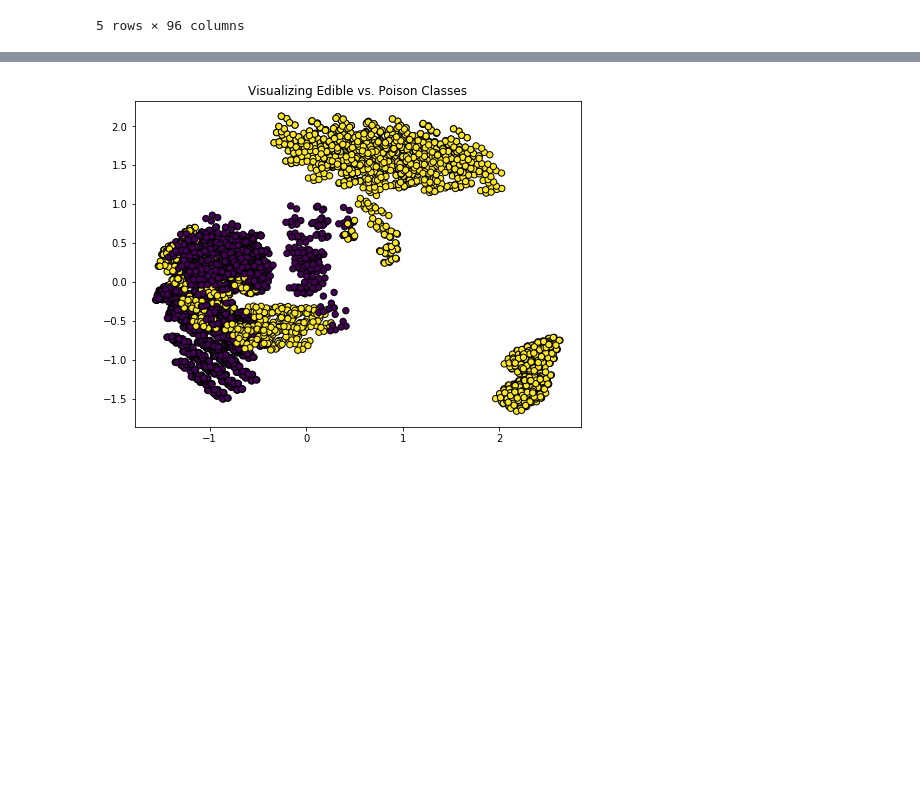
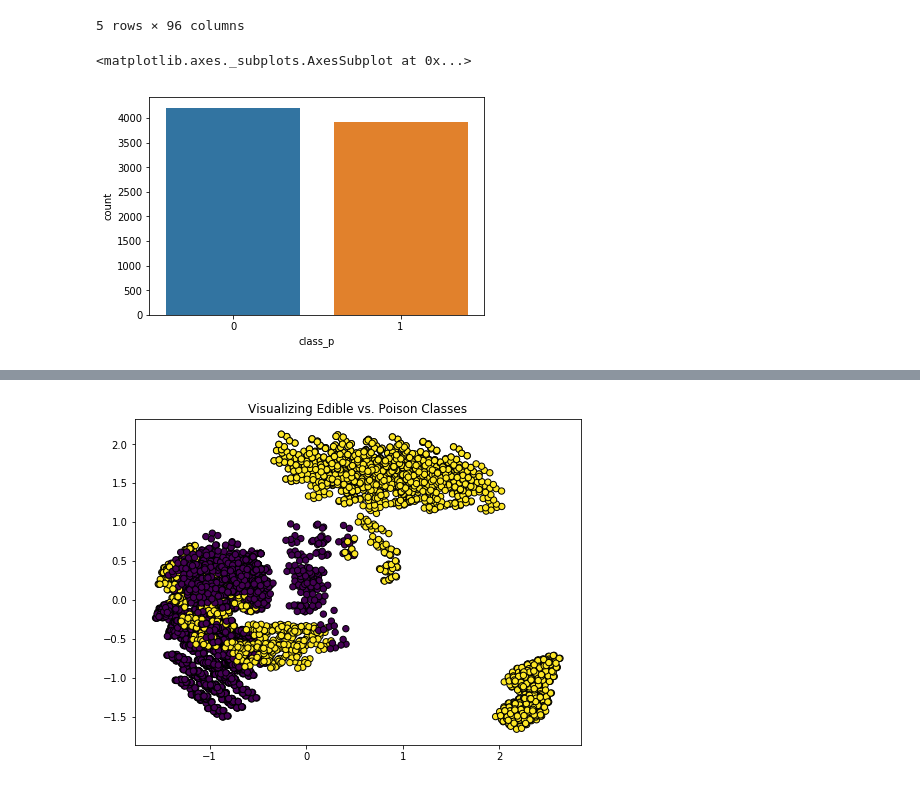
Before and after one commit to BrendanMoore42/ProjectTemp, a Jupyter notebook: MushroomClass/mushroom_kern1.ipynb, the cells around one changed output, grey strips where cells are left out. Drawn from its saved outputs; the diff is of its cells as text; code cells hidden in the pictures; blank space fills up the shorter version.

```diff
--- a/MushroomClass/mushroom_kern1.ipynb
+++ b/MushroomClass/mushroom_kern1.ipynb
@@ -84,6 +109,11 @@ df_dum.head()
 | 3 | 1 | 0 | 0 | 0 | 0 | 1 | 0 | ... |
 | 4 | 0 | 0 | 0 | 0 | 0 | 1 | 0 | ... |
 5 rows × 96 columns
+# %%
+sns.countplot(df_dum['class_p'])
+# %% [output]
+<matplotlib.axes._subplots.AxesSubplot at 0x...>
+[figure, added]
 # %%
 # set features
 X = df_dum.drop('class_p', axis=1)
```
Also changed, not shown: parts of 25 cells of this notebook.
